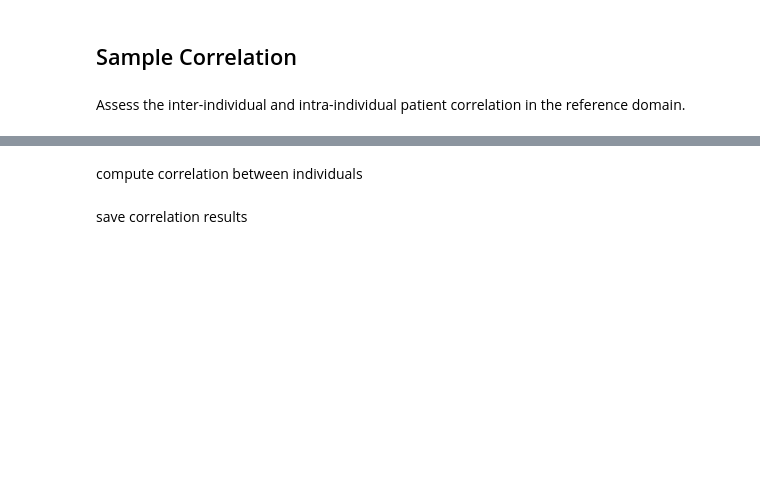
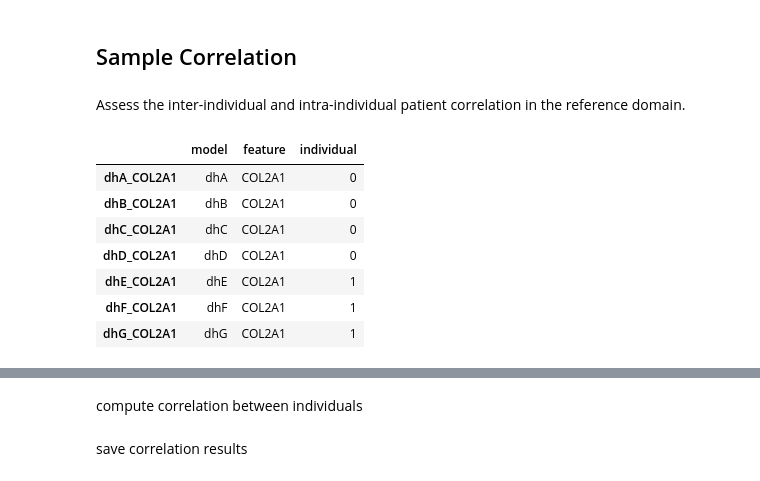
Before and after one commit to almaan/eggplant, a Jupyter notebook: notebooks/human-developmental-heart.ipynb, the cells around one changed output, grey strips where cells are left out. Saved outputs shown, nothing was run; the diff lists cells and outputs as text; code cells hidden in the pictures; blank space fills up the shorter version.

```diff
--- a/notebooks/human-developmental-heart.ipynb
+++ b/notebooks/human-developmental-heart.ipynb
@@ -314,6 +338,17 @@ print(f"{feature} {test_msg} a statistically significant different expression be
 ## Sample Correlation
 # %% [markdown]
 Assess the inter-individual and intra-individual patient correlation in the reference domain.
+# %%
+g_a.var
+# %% [output]
+|  | model | feature | individual |
+| dhA_COL2A1 | dhA | COL2A1 | 0 |
+| dhB_COL2A1 | dhB | COL2A1 | 0 |
+| dhC_COL2A1 | dhC | COL2A1 | 0 |
+| dhD_COL2A1 | dhD | COL2A1 | 0 |
+| dhE_COL2A1 | dhE | COL2A1 | 1 |
+| dhF_COL2A1 | dhF | COL2A1 | 1 |
+| dhG_COL2A1 | dhG | COL2A1 | 1 |
 # %%
 _adata = ref.adata
 corr_res = dict()
```
Also changed, not shown: parts of 9 cells of this notebook, 21 other files.
